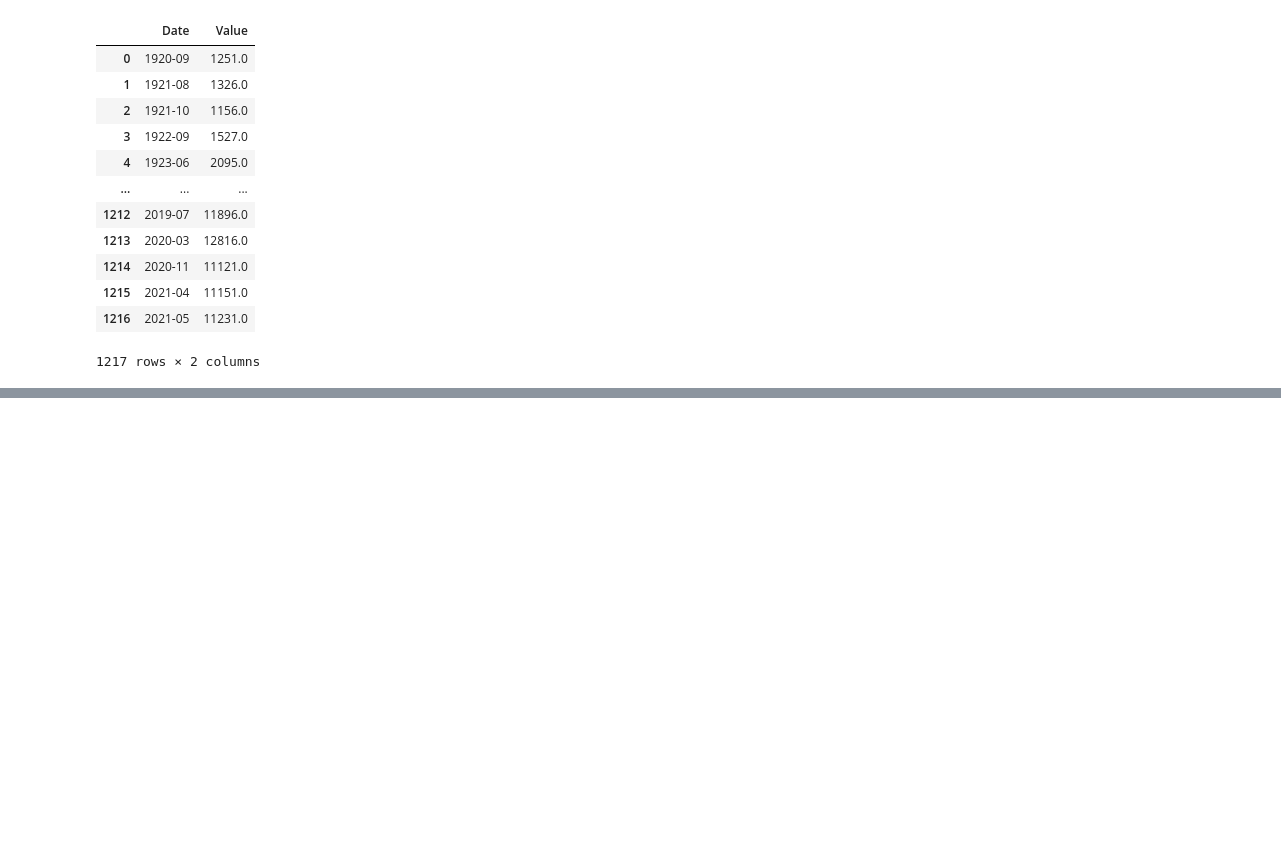
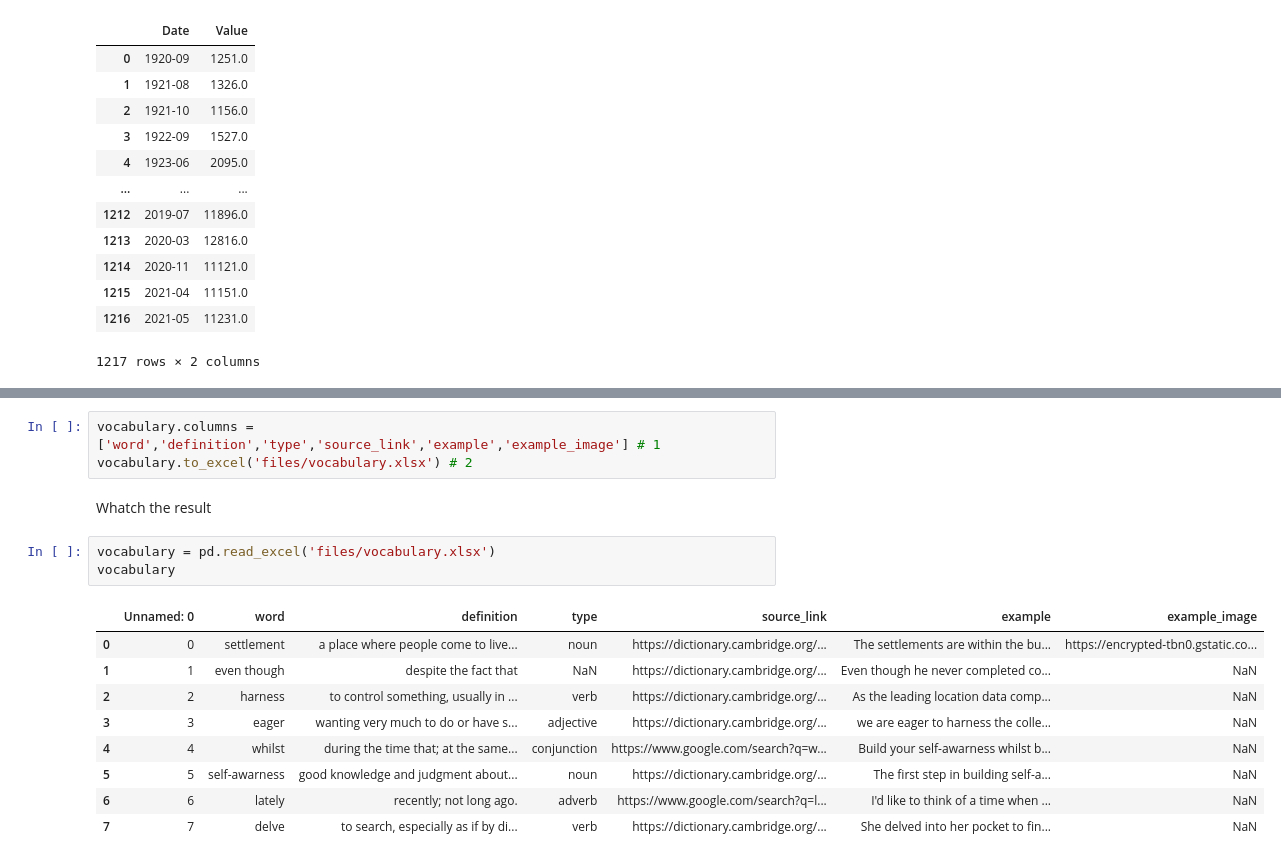
Before and after one commit to r3card0/Python_with_excel_files, a Jupyter notebook: 01_Basics.ipynb, the cells around one changed output, grey strips where cells are left out. Cells and saved outputs as stored; diff of their text form; blank space fills up the shorter version.

Commit message:
Added how to use header, columns and to_excel commands

```diff
--- a/01_Basics.ipynb
+++ b/01_Basics.ipynb
@@ -66,0 +145,18 @@ df_csv
+# %%
+vocabulary.columns = ['word','definition','type','source_link','example','example_image'] # 1
+vocabulary.to_excel('files/vocabulary.xlsx') # 2
+# %% [markdown]
+Whatch the result
+# %%
+vocabulary = pd.read_excel('files/vocabulary.xlsx')
+vocabulary
+# %% [output]
+|  | Unnamed: 0 | word | definition | type | source_link | example | example_image |
+| 0 | 0 | settlement | a place where people come to live... | noun | https://dictionary.cambridge.org/... | The settlements are within the bu... | https://encrypted-tbn0.gstatic.co... |
+| 1 | 1 | even though | despite the fact that | NaN | https://dictionary.cambridge.org/... | Even though he never completed co... | NaN |
+| 2 | 2 | harness | to control something, usually in ... | verb | https://dictionary.cambridge.org/... | As the leading location data comp... | NaN |
+| 3 | 3 | eager | wanting very much to do or have s... | adjective | https://dictionary.cambridge.org/... | we are eager to harness the colle... | NaN |
+| 4 | 4 | whilst | during the time that; at the same... | conjunction | https://www.google.com/search?q=w... | Build your self-awarness whilst b... | NaN |
+| 5 | 5 | self-awarness | good knowledge and judgment about... | noun | https://dictionary.cambridge.org/... | The first step in building self-a... | NaN |
+| 6 | 6 | lately | recently; not long ago. | adverb | https://www.google.com/search?q=l... | I'd like to think of a time when ... | NaN |
+| 7 | 7 | delve | to search, especially as if by di... | verb | https://dictionary.cambridge.org/... | She delved into her pocket to fin... | NaN |
```
Also changed, not shown: parts of 14 cells of this notebook.
